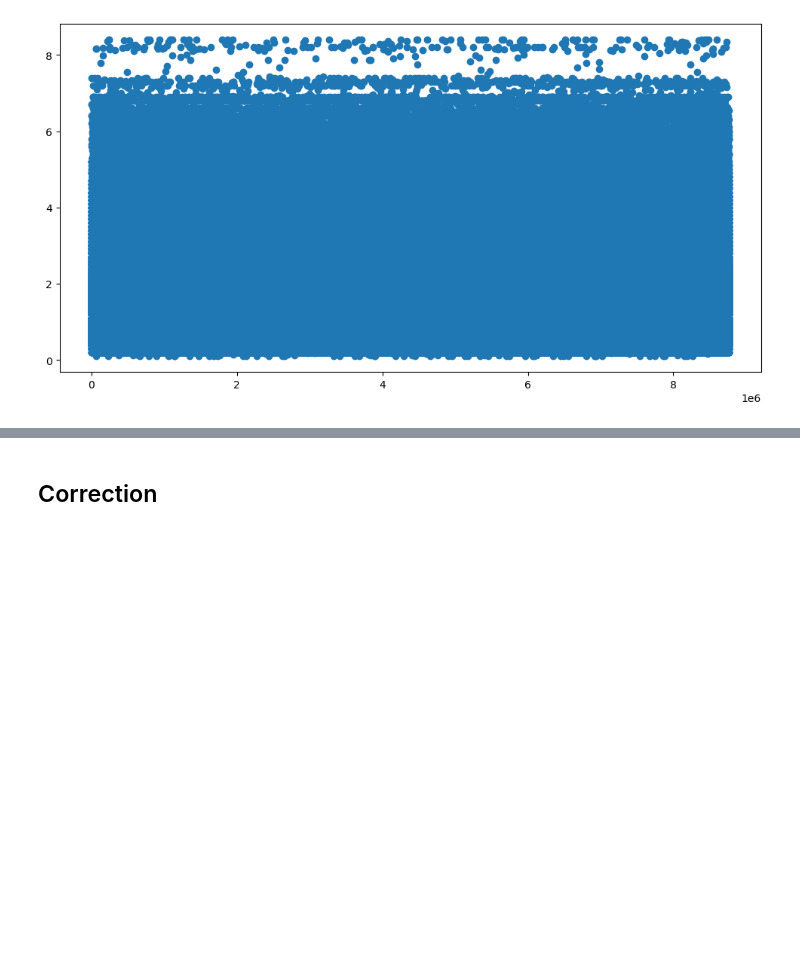
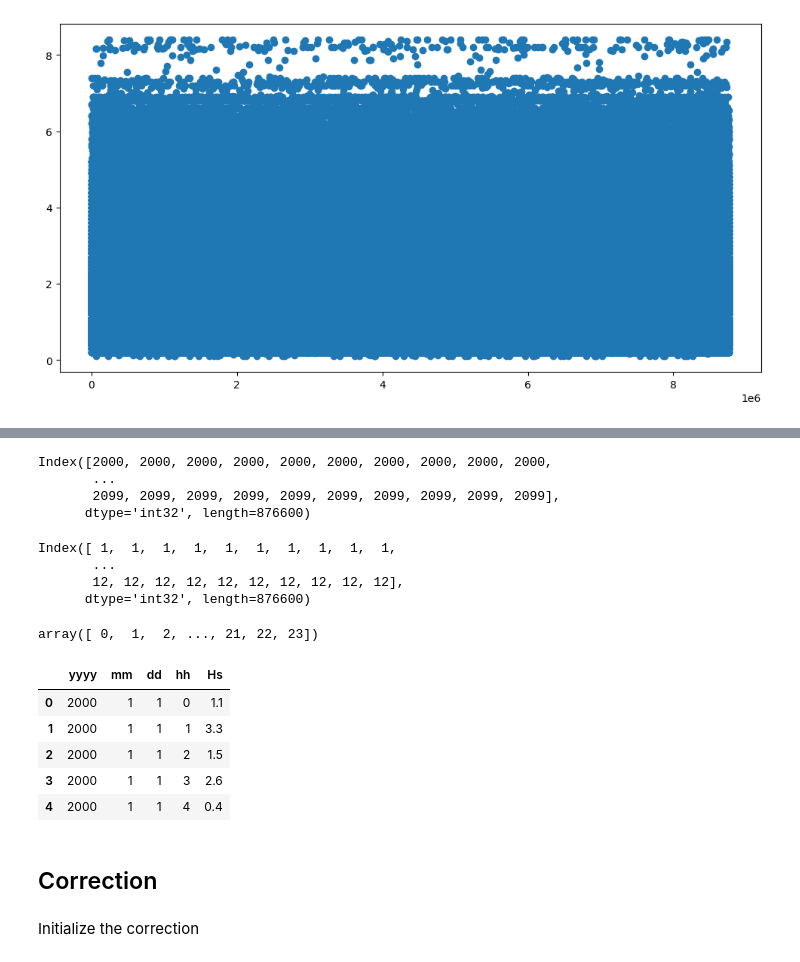
Before and after one commit to viccollado/ExtremeCorrection, a Jupyter notebook: Notebooks/Examples/Hs_Bilbao.ipynb, the cells around one changed output, grey strips where cells are left out. Drawn from its saved outputs; the diff is of its cells as text; code cells hidden in the pictures; blank space fills up the shorter version.

```diff
--- a/Notebooks/Examples/Hs_Bilbao.ipynb
+++ b/Notebooks/Examples/Hs_Bilbao.ipynb
@@ -39,5 +42,3 @@ arma = ArmaSimulation(df_hs, var='Hs', freq=365.25*24)
-# %%
-hs_sim = arma.generate_sim(1000)
 # %%
 plt.figure(figsize=(12,6))
 plt.scatter(np.arange(0,1000*24*365.25), hs_sim)
@@ -83,0 +52,6 @@ np.std(result.resid)
+# %%
+# Starting date within the safe pandas timestamp range
+start_date = '2000-01-01 00:00:00'
+
+# Generate date range in 100 years chunks
+date_range = pd.date_range(start=start_date, periods=int(365.25*24*100), freq='h')
@@ -84,2 +67,47 @@ np.std(result.resid)
+# %%
+date_range.year
+# %% [output]
+Index([2000, 2000, 2000, 2000, 2000, 2000, 2000, 2000, 2000, 2000,
+       ...
+       2099, 2099, 2099, 2099, 2099, 2099, 2099, 2099, 2099, 2099],
+      dtype='int32', length=876600)
+# %%
+date_range.month
+# %% [output]
+Index([ 1,  1,  1,  1,  1,  1,  1,  1,  1,  1,
+       ...
+       12, 12, 12, 12, 12, 12, 12, 12, 12, 12],
+      dtype='int32', length=876600)
+# %%
+year_simulated = np.array([], dtype=np.int32)
+month_simulated = np.array([], dtype=np.int32)
+day_simulated = np.array([], dtype=np.int32)
+hour_simulated = np.array([], dtype=np.int32)
+for i in range(len(hs_sim)//len(date_range)):
+    year_simulated = np.concatenate([year_simulated, date_range.year + 100*i])
+    month_simulated = np.concatenate([month_simulated, date_range.month])
+    day_simulated = np.concatenate([day_simulated, date_range.day])
+    hour_simulated = np.concatenate([hour_simulated, date_range.hour])
+# %%
+hour_simulated
+# %% [output]
+array([ 0,  1,  2, ..., 21, 22, 23])
+# %%
+df_sim = pd.DataFrame({
+    'yyyy': year_simulated,
+    'mm':  month_simulated,
+    'dd': day_simulated,
+    'hh': hour_simulated,
+    'Hs': hs_sim
+})
+# %%
+df_sim.head()
+# %% [output]
+|  | yyyy | mm | dd | hh | Hs |
+| 0 | 2000 | 1 | 1 | 0 | 1.1 |
+| 1 | 2000 | 1 | 1 | 1 | 3.3 |
+| 2 | 2000 | 1 | 1 | 2 | 1.5 |
+| 3 | 2000 | 1 | 1 | 3 | 2.6 |
+| 4 | 2000 | 1 | 1 | 4 | 0.4 |
 # %% [markdown]
 ## Correction
@@ -92,3 +122,5 @@ config = {
     'freq': 24*365.25,
     'folder': 'Figures/Hs_Bilbao'
 }
+# %% [markdown]
+Initialize the correction
```
Also changed, not shown: parts of 24 cells of this notebook.
